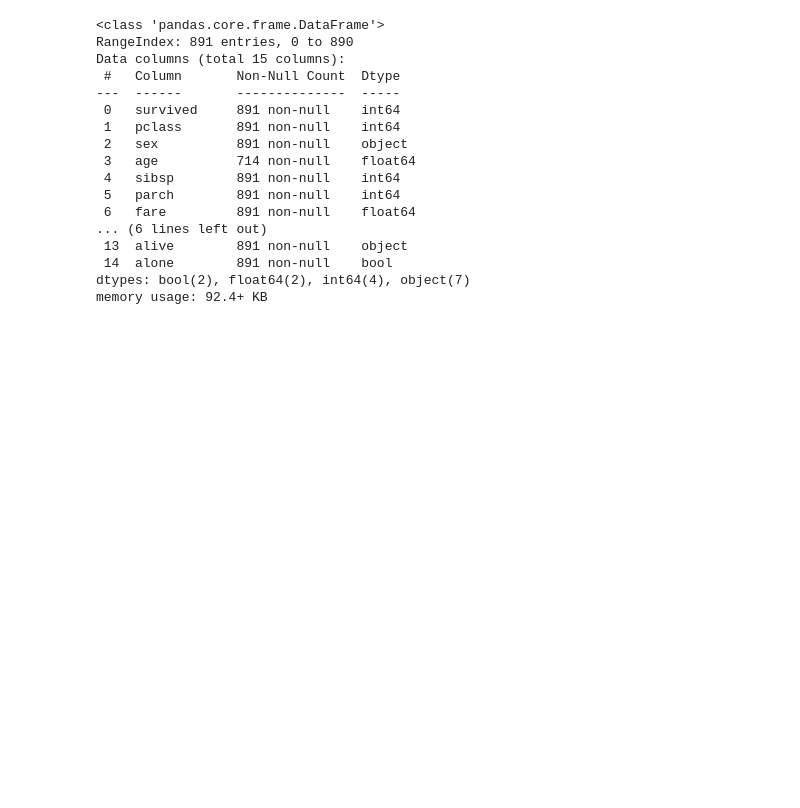
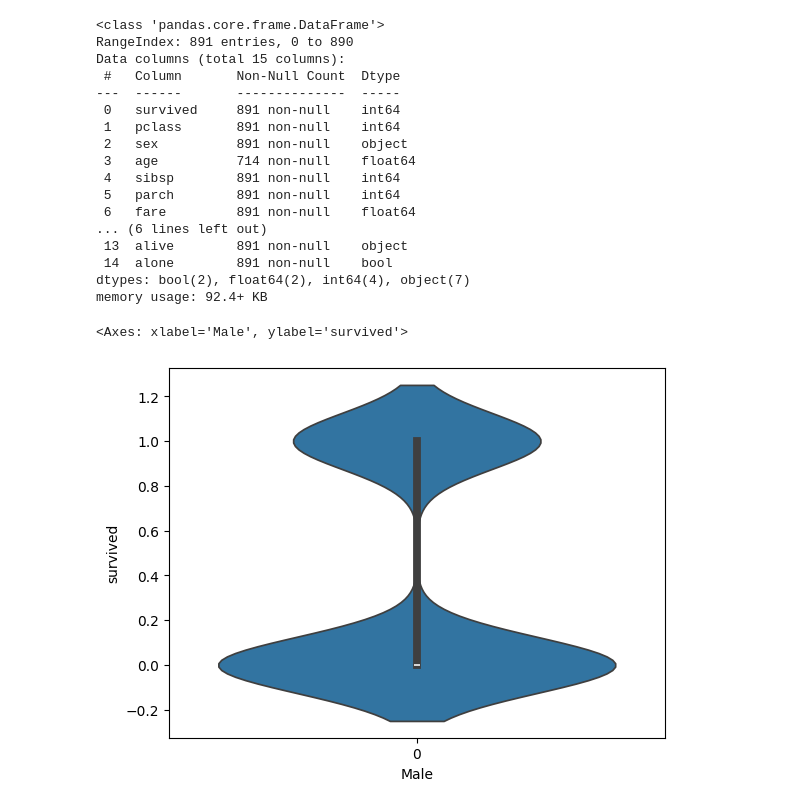
Before and after one commit to PreetiDileep/OpenAI, a Jupyter notebook: Sep24_002_EDA_Visuals.ipynb, the cells around one changed output. Saved outputs shown, nothing was run; the diff lists cells and outputs as text; code cells hidden in the pictures; blank space fills up the shorter version.

```diff
--- a/Sep24_002_EDA_Visuals.ipynb
+++ b/Sep24_002_EDA_Visuals.ipynb
@@ -308,3 +308,10 @@ Data columns (total 15 columns):
  14  alone        891 non-null    bool
 dtypes: bool(2), float64(2), int64(4), object(7)
 memory usage: 92.4+ KB
+# %%
+agenecoding=lambda X:1 if X=='Male' else 0
+ti['Male'] = ti['sex'].apply(agenecoding)
+sns.violinplot(data=ti, x='Male', y='survived')
+# %% [output]
+<Axes: xlabel='Male', ylabel='survived'>
+[figure, added]
```
Also changed, not shown: parts of 3 cells of this notebook.
